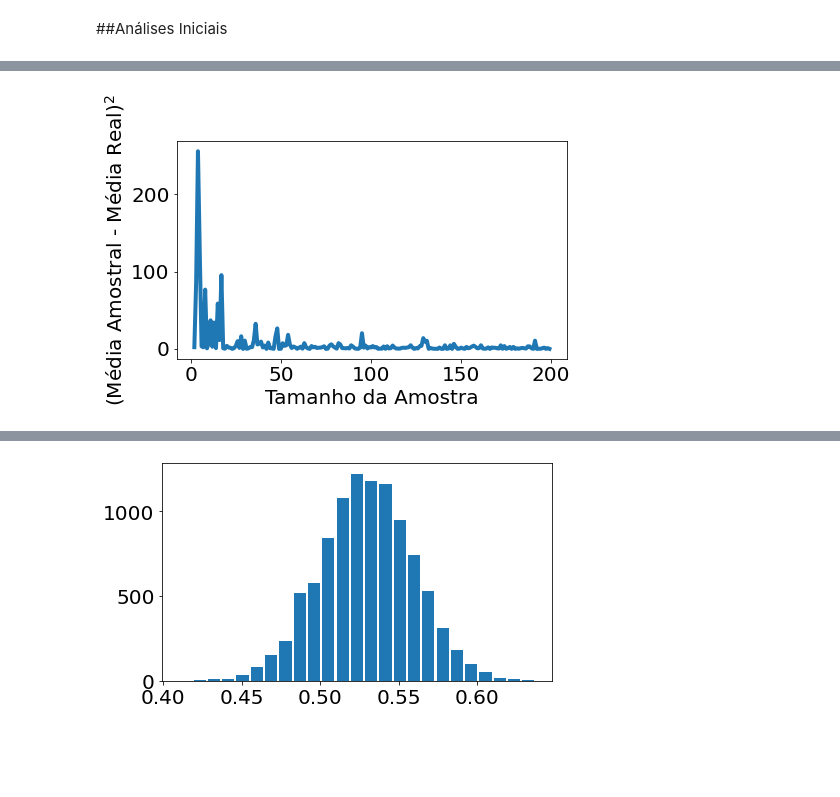
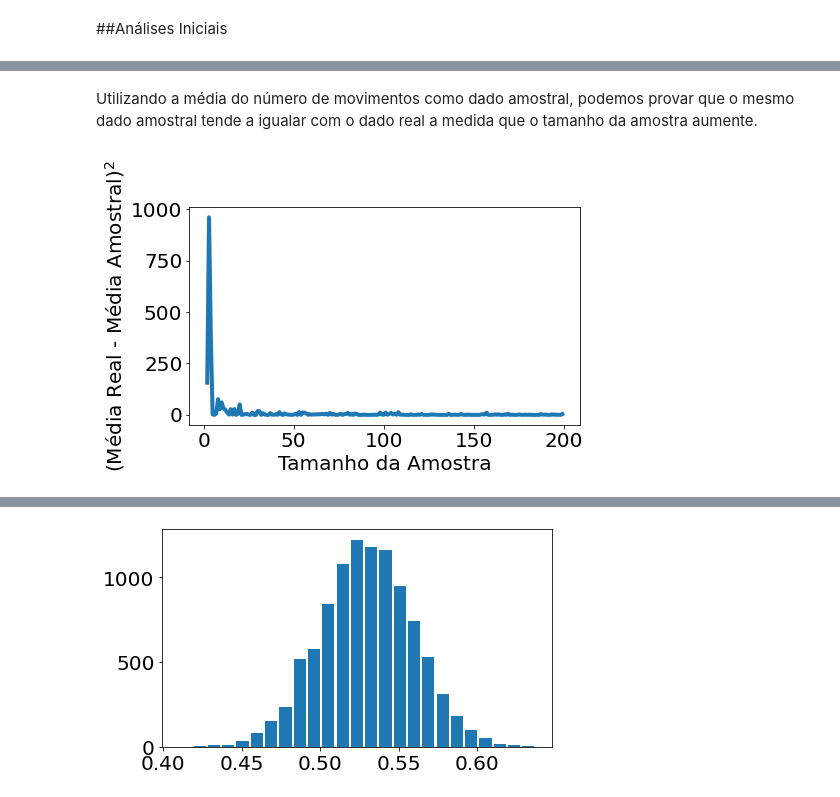
Before and after one commit to otavioml/Chess-Data-Analysis, a Jupyter notebook: Chess_Data_Analysis.ipynb, the cells around one changed output, grey strips where cells are left out. Cells and saved outputs as stored; diff of their text form; code cells hidden in the pictures; blank space fills up the shorter version.

Commit message:
Teste de hipótese sabendo dos dados reais

```diff
--- a/Chess_Data_Analysis.ipynb
+++ b/Chess_Data_Analysis.ipynb
@@ -133,22 +133,27 @@ fig.update_xaxes(title_text='Cor')
 fig.show()
 # %% [output]
 [interactive output not drawn]
+# %% [markdown]
+Utilizando a média do número de movimentos como dado amostral, podemos provar que o mesmo dado amostral tende a igualar com o dado real a medida que o tamanho da amostra aumente.
 # %%
-#Utilizando a média do número de movimentos como dado amostral,
-#podemos provar que o mesmo dado amostral tende a igualar com o
-#dado real a medida que o tamanho da amostra aumente.
+
+
 real_mean = df['Number_of_Moves'].mean()
 
 sizes = np.arange(2, 200)
 diff = []
 for size in sizes:
   df_sample = df.sample(size, replace=True)
   diff.append((real_mean - df_sample['Number_of_Moves'].mean()) ** 2)
 
 plt.figure(figsize=(7,4))
 plt.plot(sizes, diff)
-plt.ylabel('(Média Amostral - Média Real)$^2$')
+plt.ylabel('(Média Real - Média Amostral)$^2$')
 plt.xlabel('Tamanho da Amostra')
 plt.show()
+
+#Como mostrado no gráfico abaixo, temos garantia que 100000 dados representa
+#a população com assiduidade, resultando em um erro muito próximo ou se não
+#igual a 0
 # %% [output]
-[figure, old version]
+[figure, new version]
```
Also changed, not shown: parts of 7 cells of this notebook.
